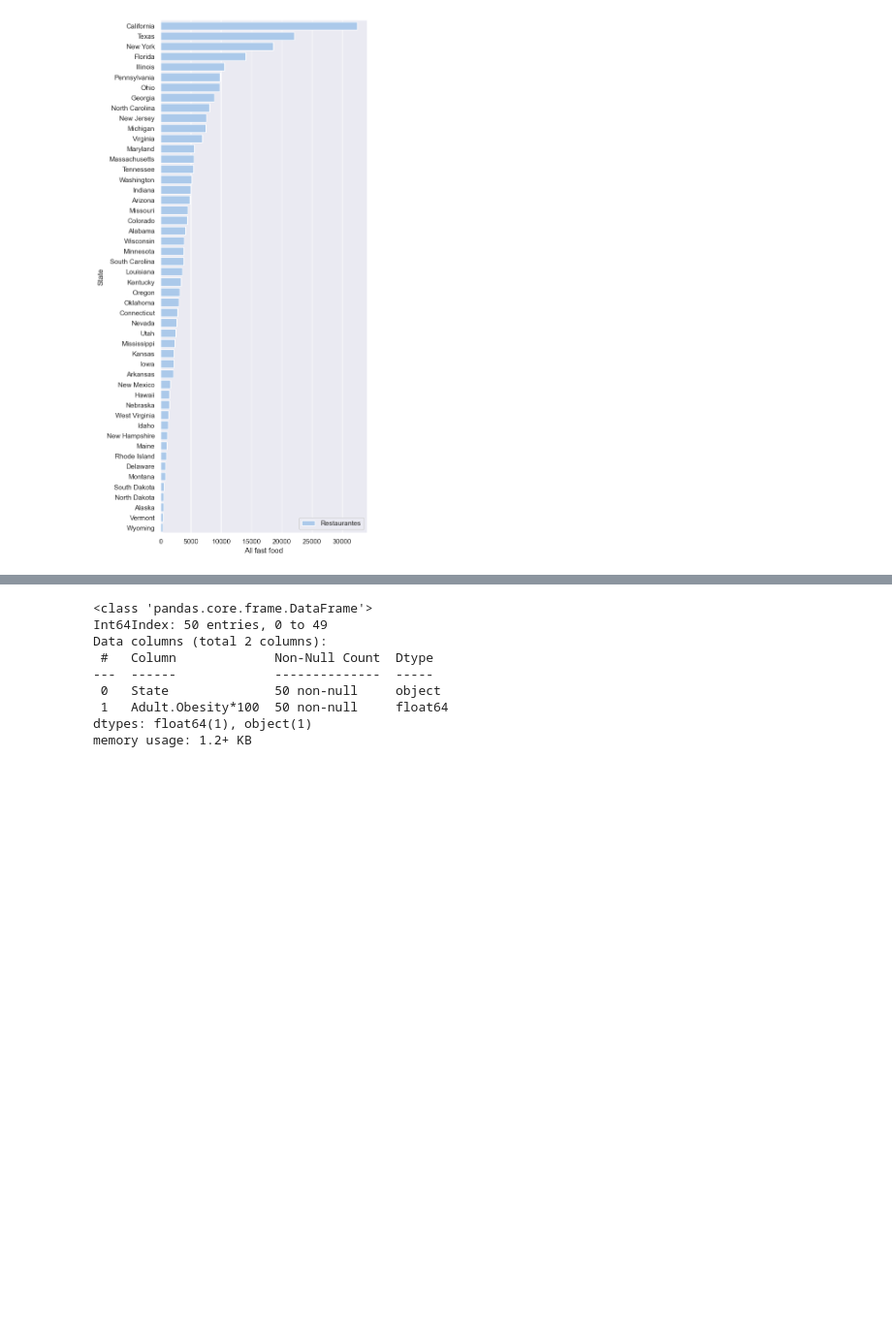
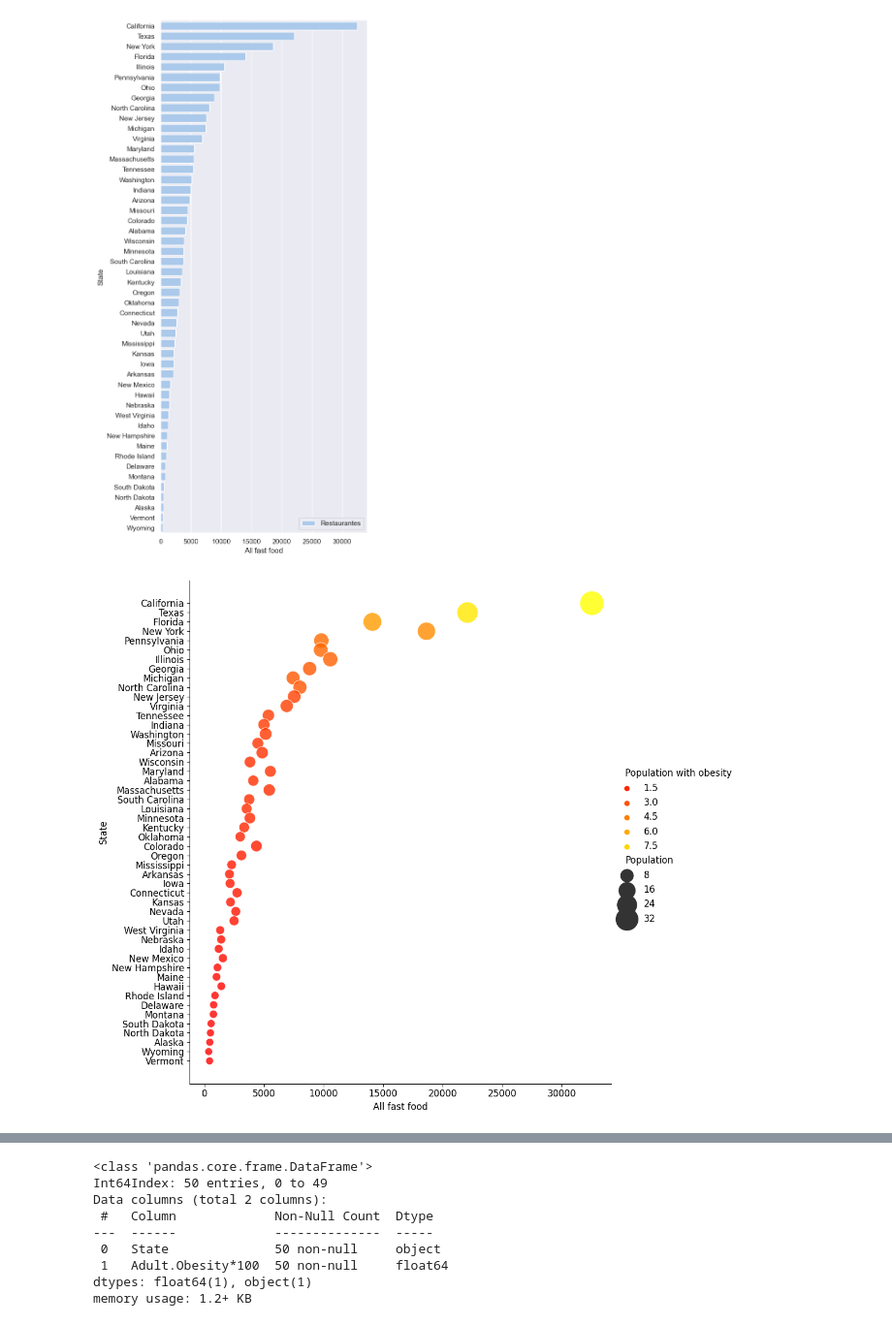
Before and after one commit to NicolasEyzaguirre/EDA-obesidad, a Jupyter notebook: notebook-EDA.ipynb, the cells around one changed output, grey strips where cells are left out. Shown at 97% size. Saved outputs shown, nothing was run; the diff lists cells and outputs as text; code cells hidden in the pictures; blank space fills up the shorter version.

```diff
--- a/notebook-EDA.ipynb
+++ b/notebook-EDA.ipynb
@@ -430,3 +542,17 @@ ax.legend(ncol=2, loc="lower right", frameon=True)
 sns.despine(left=True, bottom=True)
 # %% [output]
 [figure]
+# %%
+Data_1_ord=Data_1.sort_values('Population with obesity',ascending=False)
+
+
+ax = sns.relplot(data=Data_1_ord,
+            x="All fast food",
+            y="State",
+            hue="Population with obesity", size="Population",
+            sizes=(100, 1000),
+            alpha=.8, palette="autumn",
+            legend='brief',
+            height=10);
+# %% [output]
+[figure, added]
```
Also changed, not shown: parts of 30 cells of this notebook, 1 other file.
